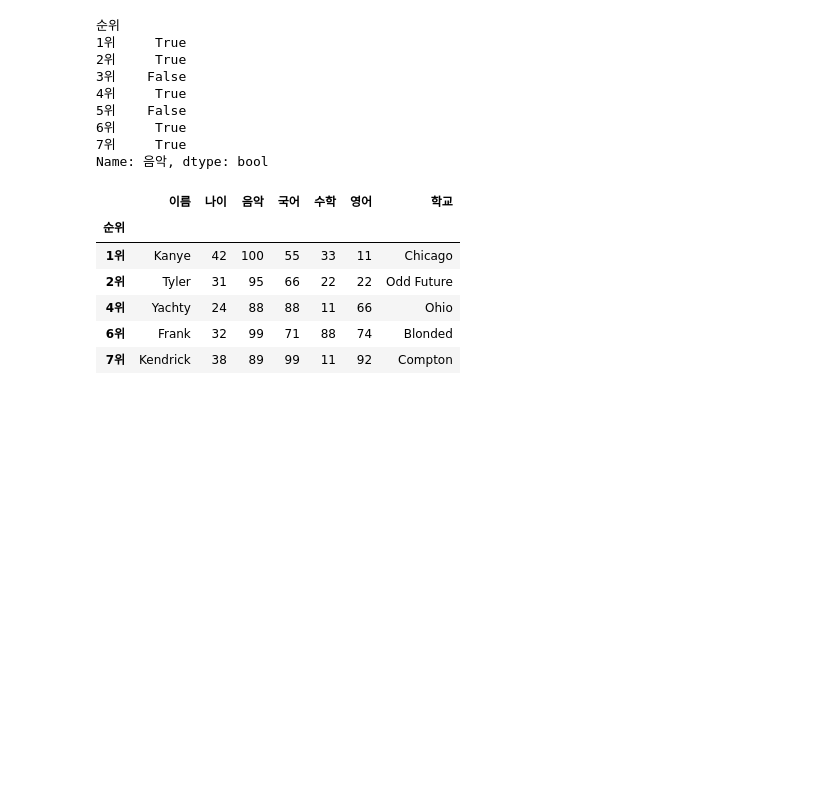
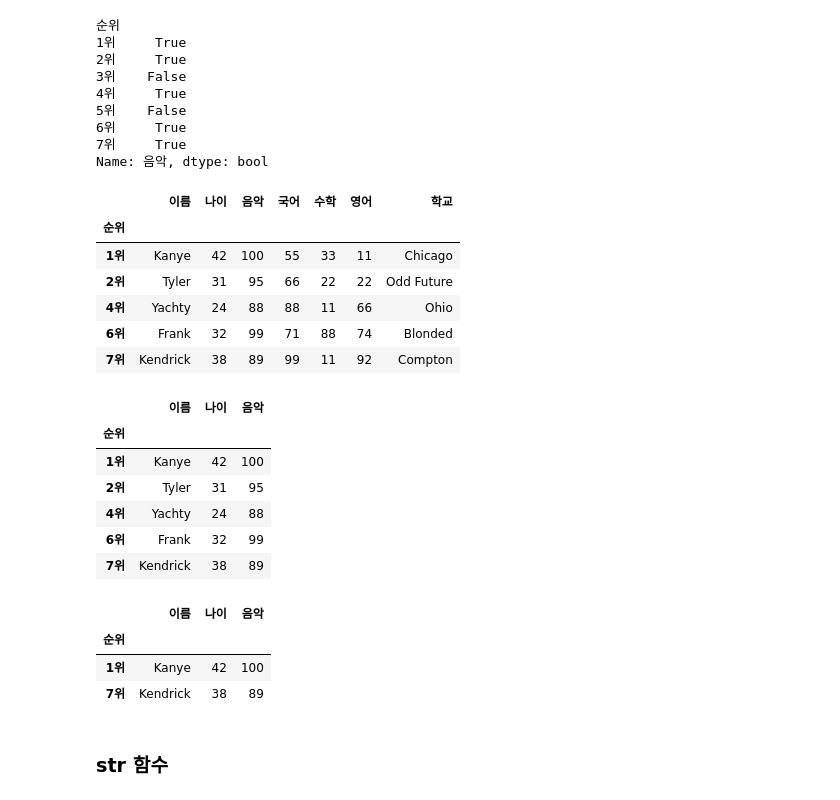
Before and after one commit to Speriad/Speria, a Jupyter notebook: pandas/pandas.ipynb, the cells around one changed output. Cells and saved outputs as stored; diff of their text form; code cells hidden in the pictures; blank space fills up the shorter version.

```diff
--- a/pandas/pandas.ipynb
+++ b/pandas/pandas.ipynb
@@ -544,3 +544,22 @@ df[filt]
 | 4위 | Yachty | 24 | 88 | 88 | 11 | 66 | Ohio |
 | 6위 | Frank | 32 | 99 | 71 | 88 | 74 | Blonded |
 | 7위 | Kendrick | 38 | 89 | 99 | 11 | 92 | Compton |
+# %%
+df.loc[filt, ['이름', '나이', '음악']] #loc -> filt 를 만족시키는 항목의 [무엇] 을 불러오는가? [대상, 항목]
+# %% [output]
+|  | 이름 | 나이 | 음악 |
+| 순위 |  |  |  |
+| 1위 | Kanye | 42 | 100 |
+| 2위 | Tyler | 31 | 95 |
+| 4위 | Yachty | 24 | 88 |
+| 6위 | Frank | 32 | 99 |
+| 7위 | Kendrick | 38 | 89 |
+# %%
+df.loc[(df['음악'] > 80) & (df['나이'] > 35) , ['이름','나이','음악']] #음악이 80점, 나이가 35살 넘는 사람들의 [이름, 나이, 음악]을 불러와라
+# %% [output]
+|  | 이름 | 나이 | 음악 |
+| 순위 |  |  |  |
+| 1위 | Kanye | 42 | 100 |
+| 7위 | Kendrick | 38 | 89 |
+# %% [markdown]
+### str 함수
```
Also changed, not shown: parts of 1 cell of this notebook.
